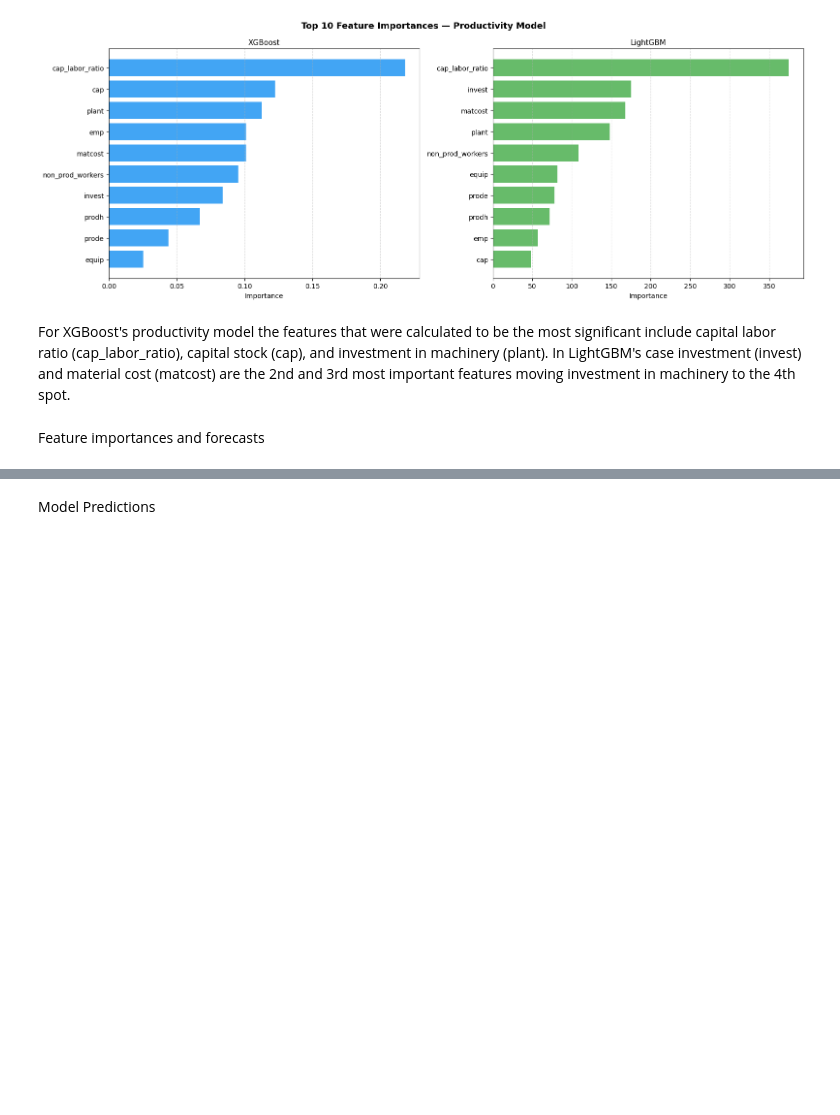
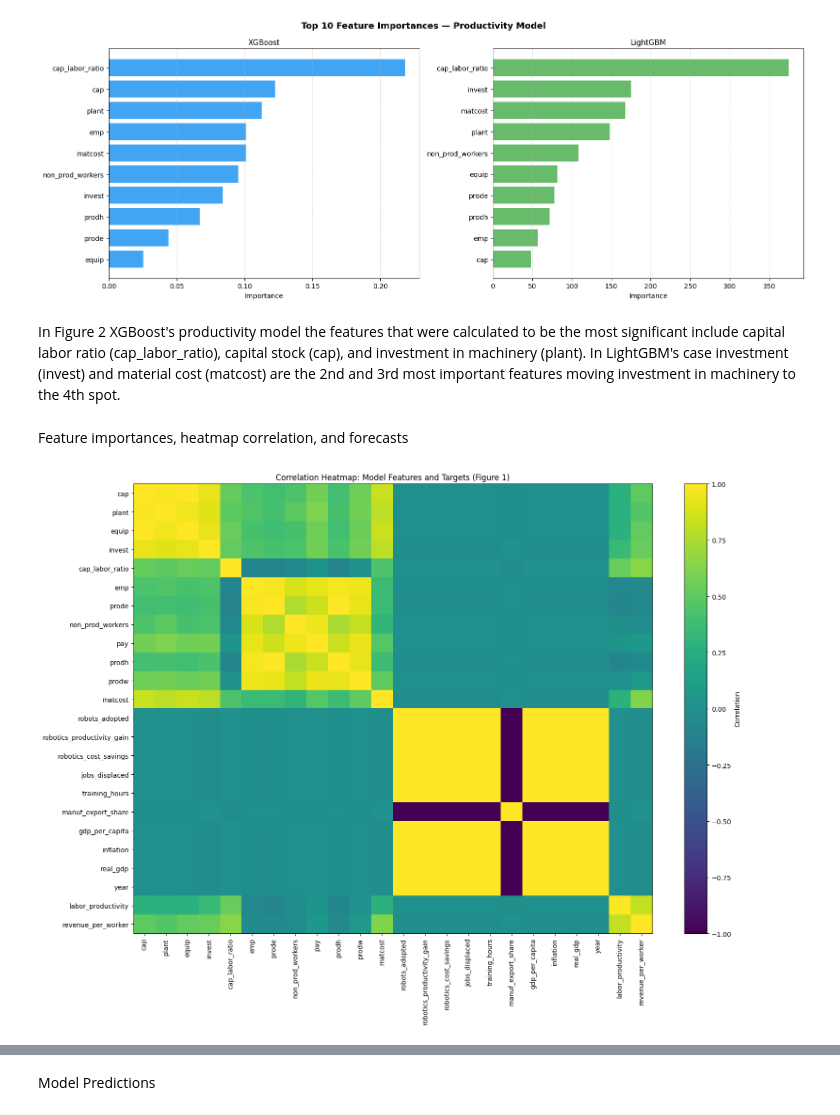
Before and after one commit to yomisamadesu/DS_ML_Project_colab-integrartion, a Jupyter notebook: DSML1/XGBModel.ipynb, the cells around one changed output, grey strips where cells are left out. Drawn from its saved outputs; the diff is of its cells as text; code cells hidden in the pictures; blank space fills up the shorter version.

```diff
--- a/DSML1/XGBModel.ipynb
+++ b/DSML1/XGBModel.ipynb
@@ -803,7 +803,7 @@ plt.show()
 # %% [output]
 [figure]
 # %% [markdown]
-For XGBoost's productivity model the features that were calculated to be the most significant include capital labor ratio (cap_labor_ratio), capital stock (cap), and investment in machinery (plant). In LightGBM's case investment (invest) and material cost (matcost) are the 2nd and 3rd most important features moving investment in machinery to the 4th spot.
+In Figure 2 XGBoost's productivity model the features that were calculated to be the most significant include capital labor ratio (cap_labor_ratio), capital stock (cap), and investment in machinery (plant). In LightGBM's case investment (invest) and material cost (matcost) are the 2nd and 3rd most important features moving investment in machinery to the 4th spot.
 # %%
 # Automation scenario
 X_all = X.copy()
@@ -870,7 +870,7 @@ top15_hist = (
     .copy()
 )
 # %% [markdown]
-Feature importances and forecasts
+Feature importances, heatmap correlation, and forecasts
 # %%
 # Feature importances
 prod_importance = top_feature_importance(prod_model, feature_cols, top_n=15)
@@ -960,7 +960,29 @@ wb_future = recursive_non_linear_forecast(
     min_train_rows=4,
     random_state=42
 )
+ #Correlation heatmap
+cols_for_heatmap = feature_cols + ["labor_productivity", "revenue_per_worker"]
 
+heatmap_df = model_df[cols_for_heatmap].copy()
+
+# Keep only numeric columns
+numeric_df = heatmap_df.select_dtypes(include=[np.number]).copy()
+
+# Drop columns with no variation
+numeric_df = numeric_df.loc[:, numeric_df.nunique(dropna=True) > 1]
+
+corr_matrix = numeric_df.corr()
+
+plt.figure(figsize=(16, 12))
+img = plt.imshow(corr_matrix, aspect="auto")
+plt.colorbar(img, label="Correlation")
+
+plt.xticks(range(len(corr_matrix.columns)), corr_matrix.columns, rotation=90)
+plt.yticks(range(len(corr_matrix.index)), corr_matrix.index)
+
+plt.title("Correlation Heatmap: Model Features and Targets (Figure 1)")
+plt.tight_layout()
+plt.show()
 # sector forecasting
 sector_panel_input = model_df[["naics", "year"] + sector_structural_cols].copy()
 
@@ -975,30 +997,32 @@ sector_structural_future = forecast_sector_feature_panel(
 sector_structural_future["cap_labor_ratio"] = np.where(
     sector_structural_future["emp"] != 0,
     sector_structural_future["cap"] / sector_structural_future["emp"],
     np.nan
 )
 
 sector_structural_future["non_prod_workers"] = (
     sector_structural_future["emp"] - sector_structural_future["prode"]
 )
 
 # 2024 - 2027 sectors
 latest_labels = (
     model_df.sort_values("year")
     .groupby("naics", as_index=False)
     .last()[["naics", "naics_title", "short_title", "short_label", "full_label", "match_level"]]
 )
 future_df = sector_structural_future.merge(latest_labels, on="naics", how="left")
 future_df = future_df.merge(robotics_future, on="year", how="left")
 future_df = future_df.merge(macro_future, on="year", how="left")
 future_df = future_df.merge(wb_future, on="year", how="left")
 
 future_df = future_df.loc[:, ~future_df.columns.duplicated()].copy()
 
 # Only numeric values
 for col in feature_cols:
     future_df[col] = pd.to_numeric(future_df[col], errors="coerce")
 
 # cleanup
 future_df[feature_cols] = future_df.groupby("naics")[feature_cols].transform(lambda s: s.ffill().bfill())
 future_df[feature_cols] = future_df[feature_cols].ffill().bfill()
+# %% [output]
+[figure, added]
```
Also changed, not shown: parts of 4 cells of this notebook.
